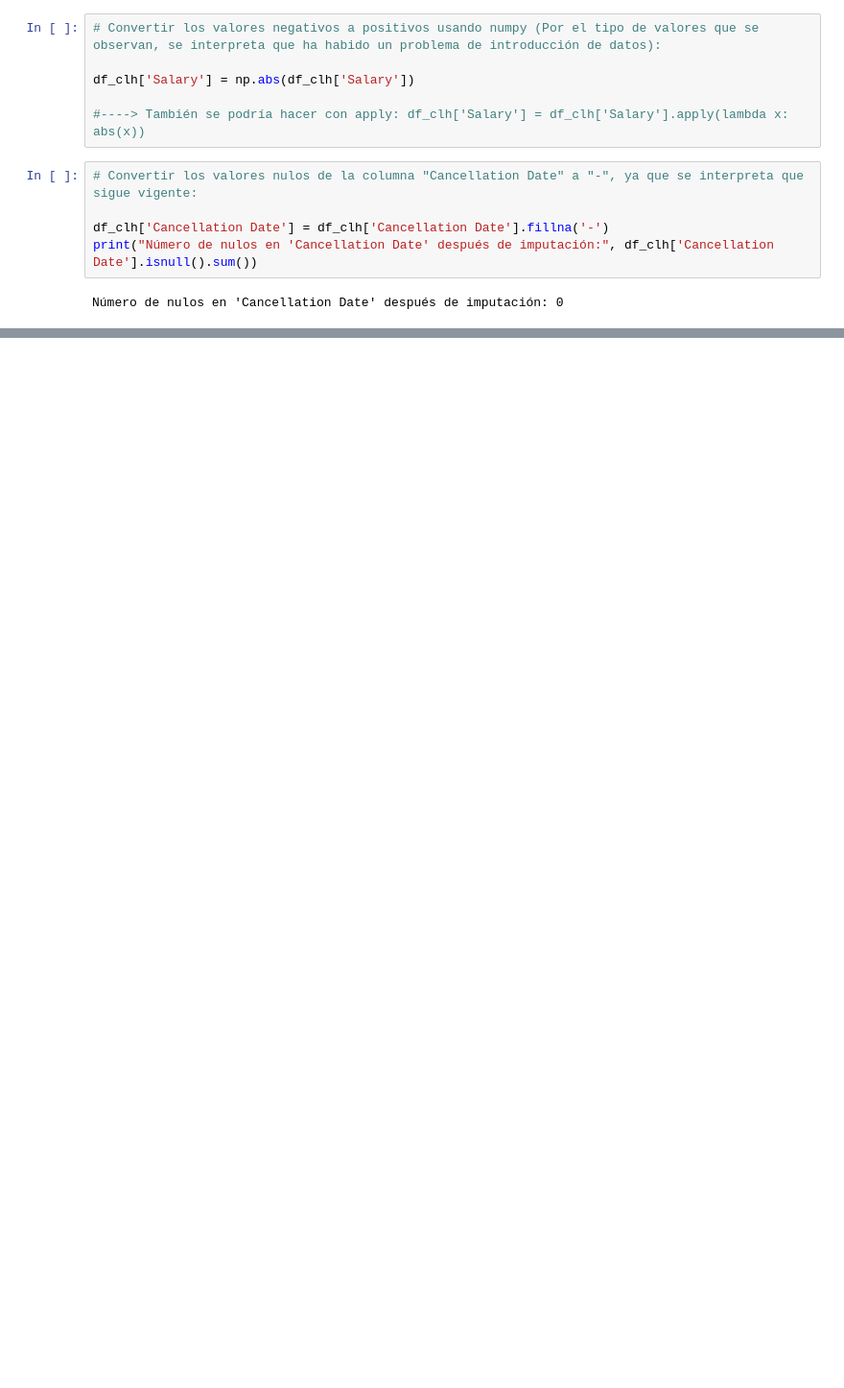
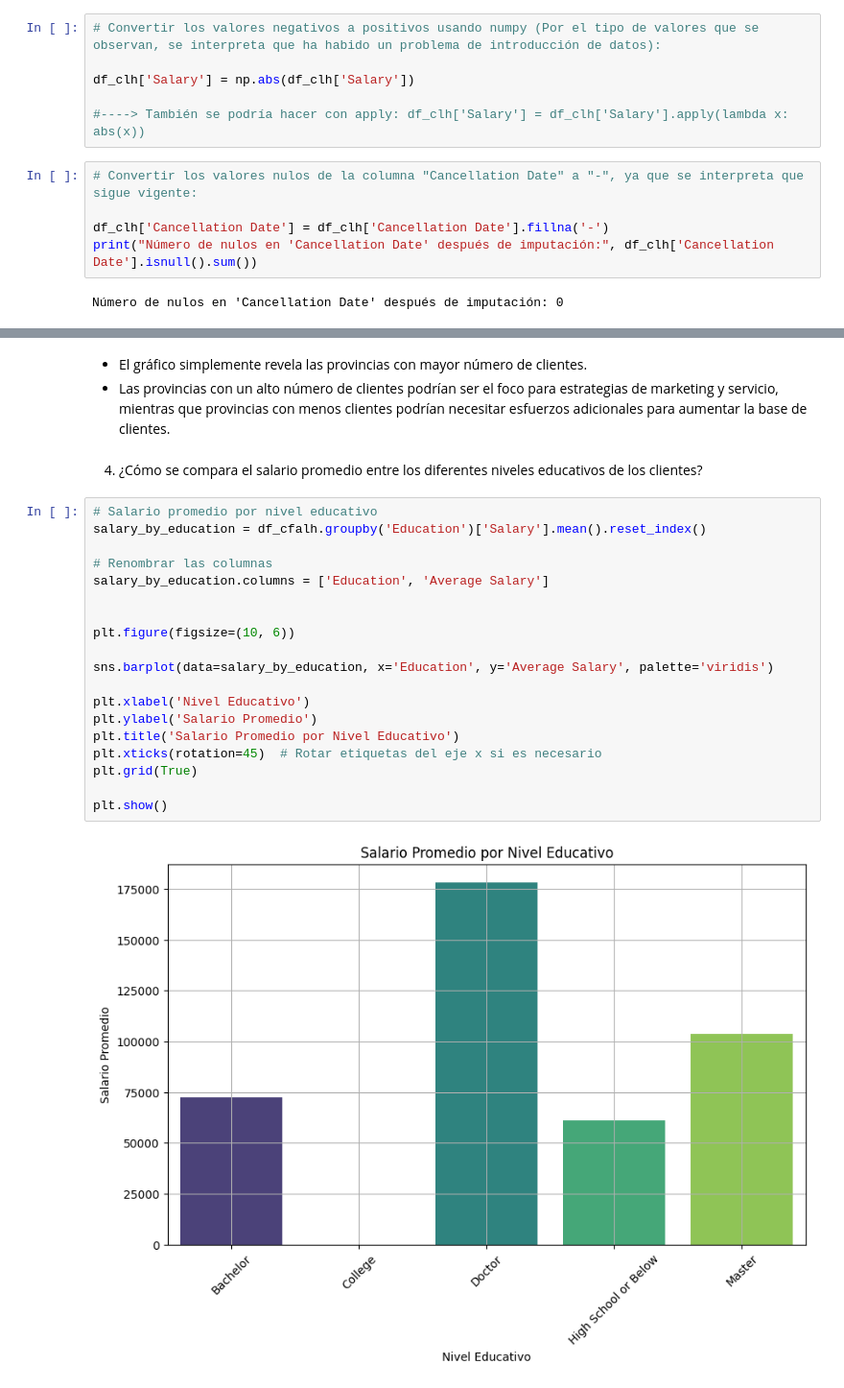
Before and after one commit to Adalab/bda-modulo-3-evaluacion-final-LaiaAyats, a Jupyter notebook: evaluation.ipynb, the cells around one changed output, grey strips where cells are left out. Shown: that part at 96% size. Saved outputs shown, nothing was run; the diff lists cells and outputs as text; blank space fills up the shorter version.

```diff
--- a/evaluation.ipynb
+++ b/evaluation.ipynb
@@ -610,0 +608,26 @@ Número de valores duplicados en 'Loyalty Number': 0
+# %% [markdown]
+- El gráfico simplemente revela las provincias con mayor número de clientes.
+- Las provincias con un alto número de clientes podrían ser el foco para estrategias de marketing y servicio, mientras que provincias con menos clientes podrían necesitar esfuerzos adicionales para aumentar la base de clientes.
+# %% [markdown]
+4. ¿Cómo se compara el salario promedio entre los diferentes niveles educativos de los clientes?
+# %%
+# Salario promedio por nivel educativo
+salary_by_education = df_cfalh.groupby('Education')['Salary'].mean().reset_index()
+
+# Renombrar las columnas
+salary_by_education.columns = ['Education', 'Average Salary']
+
+
+plt.figure(figsize=(10, 6))
+
+sns.barplot(data=salary_by_education, x='Education', y='Average Salary', palette='viridis')
+
+plt.xlabel('Nivel Educativo')
+plt.ylabel('Salario Promedio')
+plt.title('Salario Promedio por Nivel Educativo')
+plt.xticks(rotation=45)  # Rotar etiquetas del eje x si es necesario
+plt.grid(True)
+
+plt.show()
+# %% [output]
+[figure, added]
```
Also changed, not shown: parts of 39 cells of this notebook.
